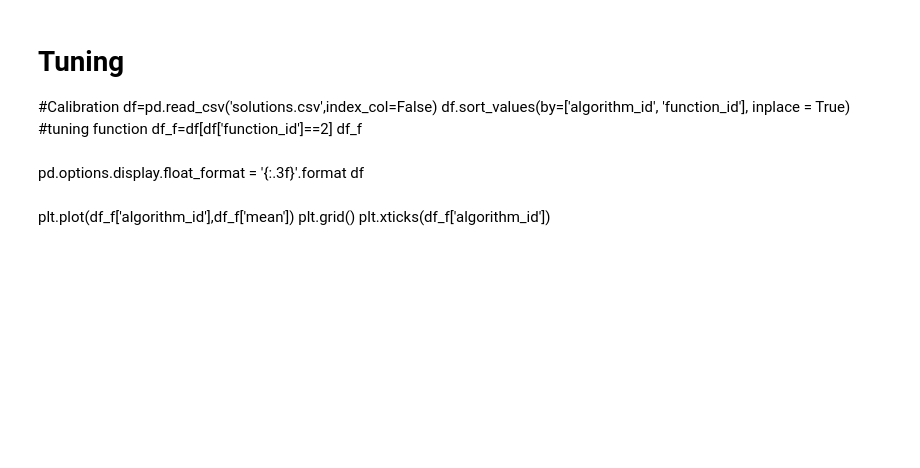
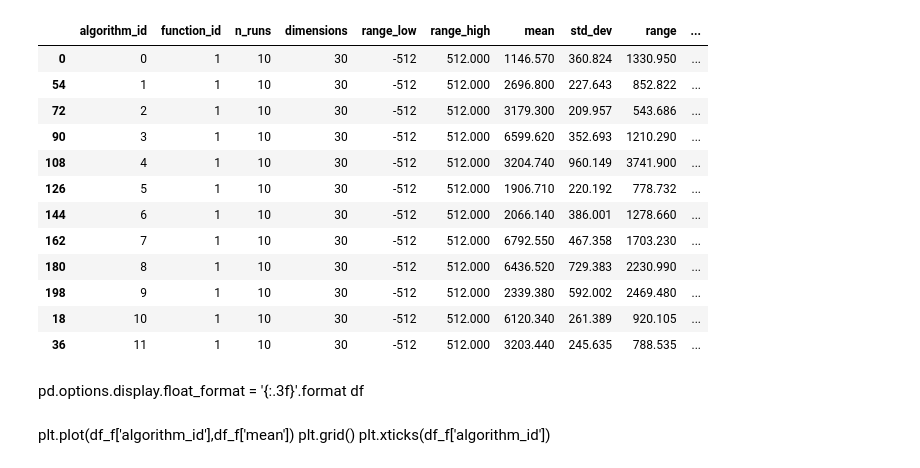
Before and after one commit to tonychao/cs471-project, a Jupyter notebook: python/01_run_experiments_.ipynb, the cells around one changed output. Saved outputs shown, nothing was run; the diff lists cells and outputs as text; code cells hidden in the pictures; blank space fills up the shorter version.

```diff
--- a/python/01_run_experiments_.ipynb
+++ b/python/01_run_experiments_.ipynb
@@ -259,14 +270,33 @@ NameError: name 'test' is not defined
 #test.runAllLinux(50)
 # %%
 #test.collectFiles()
-# %% [markdown]
-# Tuning
-#Calibration
-df=pd.read_csv('solutions.csv',index_col=False)
-df.sort_values(by=['algorithm_id', 'function_id'], inplace = True)
-#tuning function
-df_f=df[df['function_id']==2]
-df_f
+# %%
+# Tuning
+#Calibration
+df=pd.read_csv('../out/optimization/solutions.csv',index_col=False)
+df.sort_values(by=['algorithm_id', 'function_id'], inplace = True)
+#tuning function
+df_f=df[df['function_id']==1]
+
+
+pd.set_option('display.max_rows', None)
+pd.options.display.float_format = '{:.3f}'.format
+#df
+df_f
+# %% [output]
+|  | algorithm_id | function_id | n_runs | dimensions | range_low | range_high | mean | std_dev | range | ... |
+| 0 | 0 | 1 | 10 | 30 | -512 | 512.000 | 1146.570 | 360.824 | 1330.950 | ... |
+| 54 | 1 | 1 | 10 | 30 | -512 | 512.000 | 2696.800 | 227.643 | 852.822 | ... |
+| 72 | 2 | 1 | 10 | 30 | -512 | 512.000 | 3179.300 | 209.957 | 543.686 | ... |
+| 90 | 3 | 1 | 10 | 30 | -512 | 512.000 | 6599.620 | 352.693 | 1210.290 | ... |
+| 108 | 4 | 1 | 10 | 30 | -512 | 512.000 | 3204.740 | 960.149 | 3741.900 | ... |
+| 126 | 5 | 1 | 10 | 30 | -512 | 512.000 | 1906.710 | 220.192 | 778.732 | ... |
+| 144 | 6 | 1 | 10 | 30 | -512 | 512.000 | 2066.140 | 386.001 | 1278.660 | ... |
+| 162 | 7 | 1 | 10 | 30 | -512 | 512.000 | 6792.550 | 467.358 | 1703.230 | ... |
+| 180 | 8 | 1 | 10 | 30 | -512 | 512.000 | 6436.520 | 729.383 | 2230.990 | ... |
+| 198 | 9 | 1 | 10 | 30 | -512 | 512.000 | 2339.380 | 592.002 | 2469.480 | ... |
+| 18 | 10 | 1 | 10 | 30 | -512 | 512.000 | 6120.340 | 261.389 | 920.105 | ... |
+| 36 | 11 | 1 | 10 | 30 | -512 | 512.000 | 3203.440 | 245.635 | 788.535 | ... |
 # %% [markdown]
 pd.options.display.float_format = '{:.3f}'.format
 df
```
Also changed, not shown: parts of 2 cells of this notebook, 37 other files.
